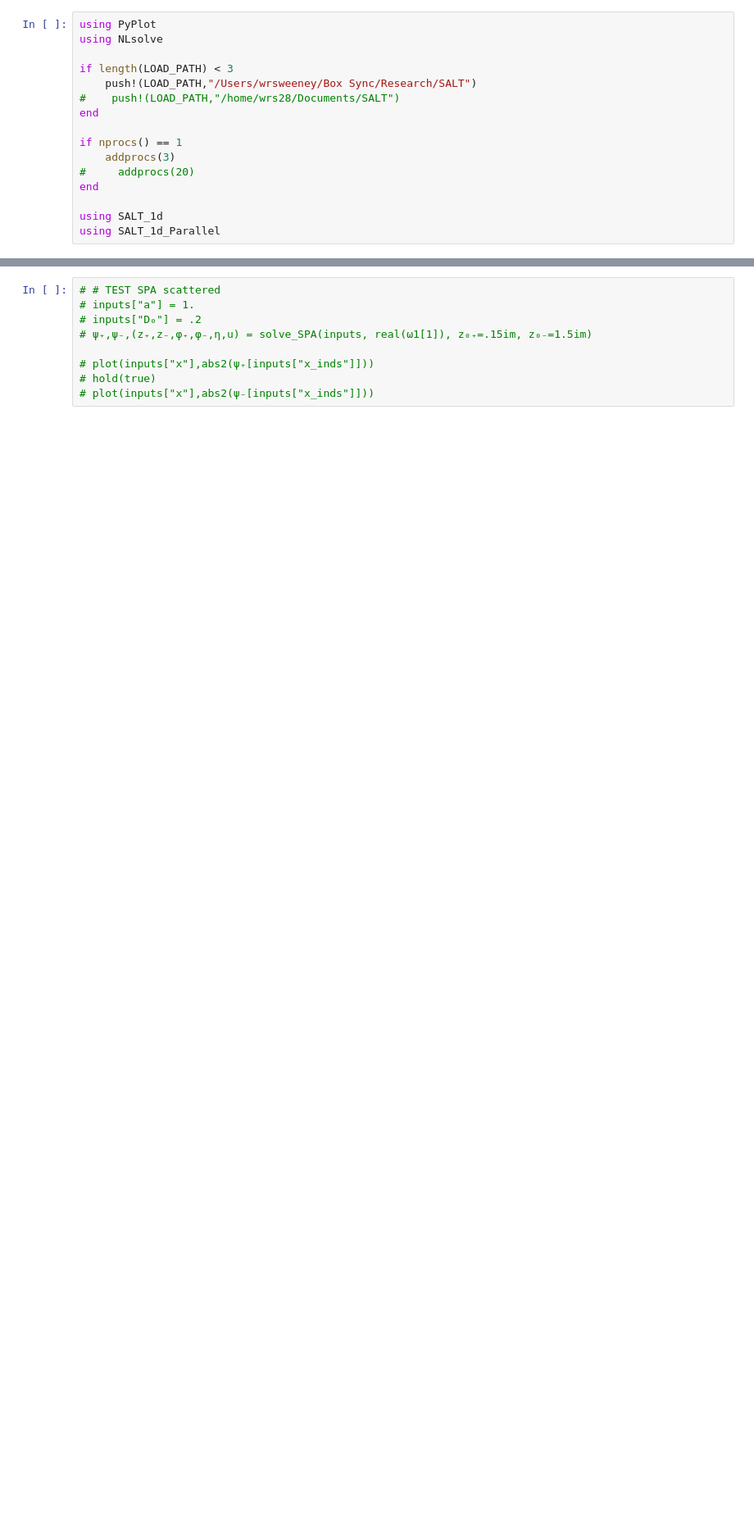
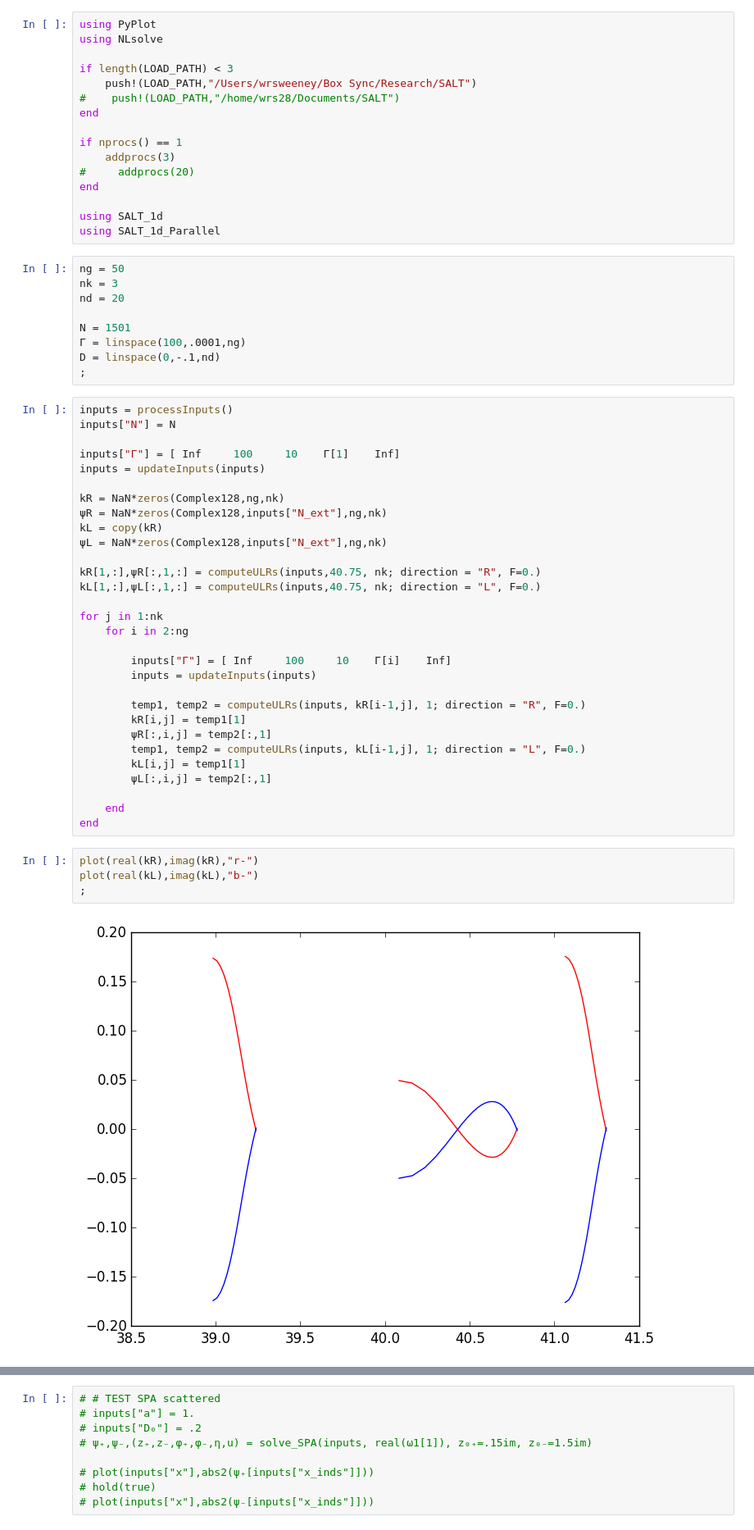
Before and after one commit to wrs28/SALT_1d, a Jupyter notebook: SALT_TEST_1D.ipynb, the cells around one changed output, grey strips where cells are left out. Shown at 82% size. Saved outputs shown, nothing was run; the diff lists cells and outputs as text; blank space fills up the shorter version.

```diff
--- a/SALT_TEST_1D.ipynb
+++ b/SALT_TEST_1D.ipynb
@@ -14,3 +14,48 @@ end
 
 using SALT_1d
 using SALT_1d_Parallel
+# %%
+ng = 50
+nk = 3
+nd = 20
+
+N = 1501
+Γ = linspace(100,.0001,ng)
+D = linspace(0,-.1,nd)
+;
+# %%
+inputs = processInputs()
+inputs["N"] = N
+
+inputs["Γ"] = [ Inf     100     10    Γ[1]    Inf]
+inputs = updateInputs(inputs)
+
+kR = NaN*zeros(Complex128,ng,nk)
+ψR = NaN*zeros(Complex128,inputs["N_ext"],ng,nk)
+kL = copy(kR)
+ψL = NaN*zeros(Complex128,inputs["N_ext"],ng,nk)
+
+kR[1,:],ψR[:,1,:] = computeULRs(inputs,40.75, nk; direction = "R", F=0.)
+kL[1,:],ψL[:,1,:] = computeULRs(inputs,40.75, nk; direction = "L", F=0.)
+
+for j in 1:nk
+    for i in 2:ng
+
+        inputs["Γ"] = [ Inf     100     10    Γ[i]    Inf]
+        inputs = updateInputs(inputs)
+
+        temp1, temp2 = computeULRs(inputs, kR[i-1,j], 1; direction = "R", F=0.)
+        kR[i,j] = temp1[1]
+        ψR[:,i,j] = temp2[:,1]
+        temp1, temp2 = computeULRs(inputs, kL[i-1,j], 1; direction = "L", F=0.)
+        kL[i,j] = temp1[1]
+        ψL[:,i,j] = temp2[:,1]
+
+    end
+end
+# %%
+plot(real(kR),imag(kR),"r-")
+plot(real(kL),imag(kL),"b-")
+;
+# %% [output]
+[figure, added]
```
Also changed, not shown: parts of 20 cells of this notebook, 6 other files.
